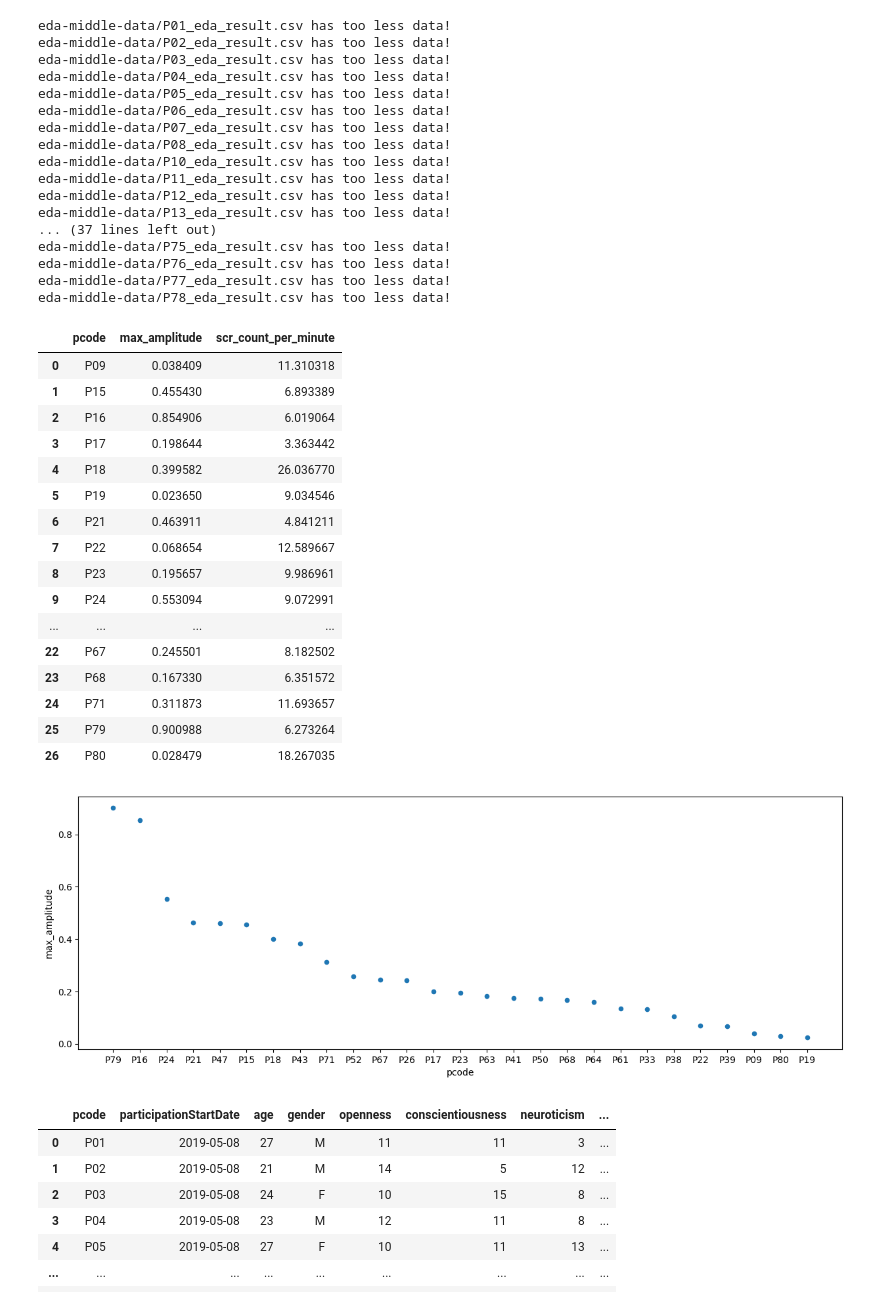
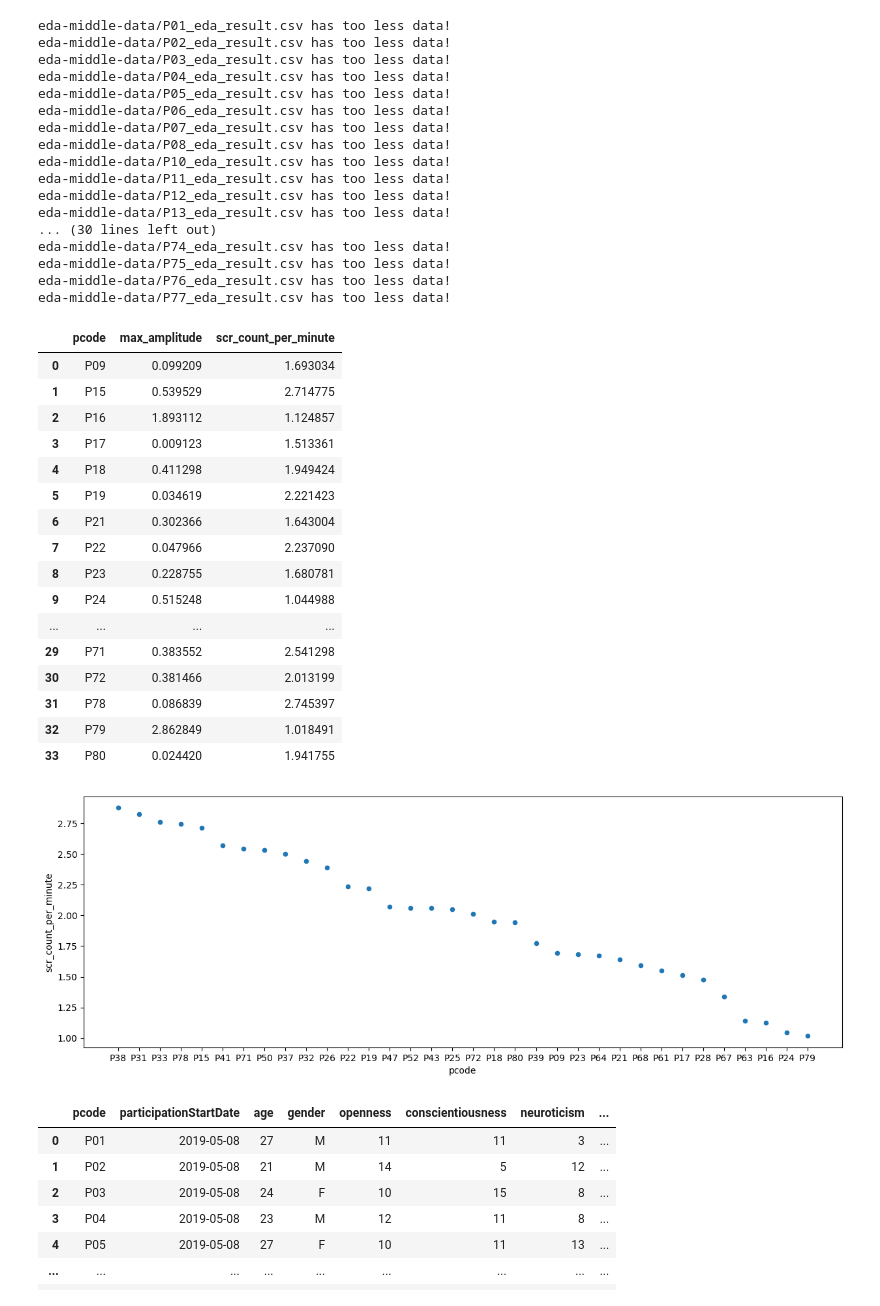
Before and after one commit to chenyfz/INFOMQNM-Project, a Jupyter notebook: eda_analyse.ipynb, the cells around one changed output. Drawn from its saved outputs; the diff is of its cells as text; code cells hidden in the pictures.

```diff
--- a/eda_analyse.ipynb
+++ b/eda_analyse.ipynb
@@ -9,7 +9,7 @@ from matplotlib import pyplot as plt
 eda_middle_data_path = 'eda-middle-data/'
 
 res = pd.DataFrame([], columns=['pcode', 'max_amplitude', 'scr_count_per_minute'])
-measurement = 'max_amplitude'
+measurement = 'scr_count_per_minute'
 
 for p_index in range(80):
     participant_key = 'P' + str(p_index + 1).zfill(2)
@@ -17,57 +17,57 @@ for p_index in range(80):
 
     if not os.path.isfile(file_path):
         print(file_path + ' do not exist!')
         continue
 
     df = pd.read_csv(file_path)
 
-    if len(df) < 5:
+    if len(df) < 4:
         print(file_path + ' has too less data!')
         continue
 
     res.loc[len(res)] = [participant_key, df['max_amplitude'].mean(), df['scr_count_per_minute'].mean()]
 
 res
 # %% [output]
 eda-middle-data/P01_eda_result.csv has too less data!
 eda-middle-data/P02_eda_result.csv has too less data!
 eda-middle-data/P03_eda_result.csv has too less data!
 eda-middle-data/P04_eda_result.csv has too less data!
 eda-middle-data/P05_eda_result.csv has too less data!
 eda-middle-data/P06_eda_result.csv has too less data!
 eda-middle-data/P07_eda_result.csv has too less data!
 eda-middle-data/P08_eda_result.csv has too less data!
 eda-middle-data/P10_eda_result.csv has too less data!
 eda-middle-data/P11_eda_result.csv has too less data!
 eda-middle-data/P12_eda_result.csv has too less data!
 eda-middle-data/P13_eda_result.csv has too less data!
-... (37 lines left out)
+... (30 lines left out)
+eda-middle-data/P74_eda_result.csv has too less data!
 eda-middle-data/P75_eda_result.csv has too less data!
 eda-middle-data/P76_eda_result.csv has too less data!
 eda-middle-data/P77_eda_result.csv has too less data!
-eda-middle-data/P78_eda_result.csv has too less data!
 |  | pcode | max_amplitude | scr_count_per_minute |
-| 0 | P09 | 0.038409 | 11.310318 |
-| 1 | P15 | 0.455430 | 6.893389 |
-| 2 | P16 | 0.854906 | 6.019064 |
-| 3 | P17 | 0.198644 | 3.363442 |
-| 4 | P18 | 0.399582 | 26.036770 |
-| 5 | P19 | 0.023650 | 9.034546 |
-| 6 | P21 | 0.463911 | 4.841211 |
-| 7 | P22 | 0.068654 | 12.589667 |
-| 8 | P23 | 0.195657 | 9.986961 |
-| 9 | P24 | 0.553094 | 9.072991 |
+| 0 | P09 | 0.099209 | 1.693034 |
+| 1 | P15 | 0.539529 | 2.714775 |
+| 2 | P16 | 1.893112 | 1.124857 |
+| 3 | P17 | 0.009123 | 1.513361 |
+| 4 | P18 | 0.411298 | 1.949424 |
+| 5 | P19 | 0.034619 | 2.221423 |
+| 6 | P21 | 0.302366 | 1.643004 |
+| 7 | P22 | 0.047966 | 2.237090 |
+| 8 | P23 | 0.228755 | 1.680781 |
+| 9 | P24 | 0.515248 | 1.044988 |
 | ... | ... | ... | ... |
-| 22 | P67 | 0.245501 | 8.182502 |
-| 23 | P68 | 0.167330 | 6.351572 |
-| 24 | P71 | 0.311873 | 11.693657 |
-| 25 | P79 | 0.900988 | 6.273264 |
-| 26 | P80 | 0.028479 | 18.267035 |
+| 29 | P71 | 0.383552 | 2.541298 |
+| 30 | P72 | 0.381466 | 2.013199 |
+| 31 | P78 | 0.086839 | 2.745397 |
+| 32 | P79 | 2.862849 | 1.018491 |
+| 33 | P80 | 0.024420 | 1.941755 |
 # %%
 res.sort_values(by=measurement, ascending=False, inplace=True)
 plot = res.plot(x='pcode', y=measurement, kind='scatter', figsize=(15, 5))
 # %% [output]
-[figure, old version]
+[figure, new version]
 # %%
 df_subj = pd.read_csv('dataset/SubjData/UserInfo.csv')
 df_subj
```
Also changed, not shown: parts of 4 cells of this notebook, 1 other file.
